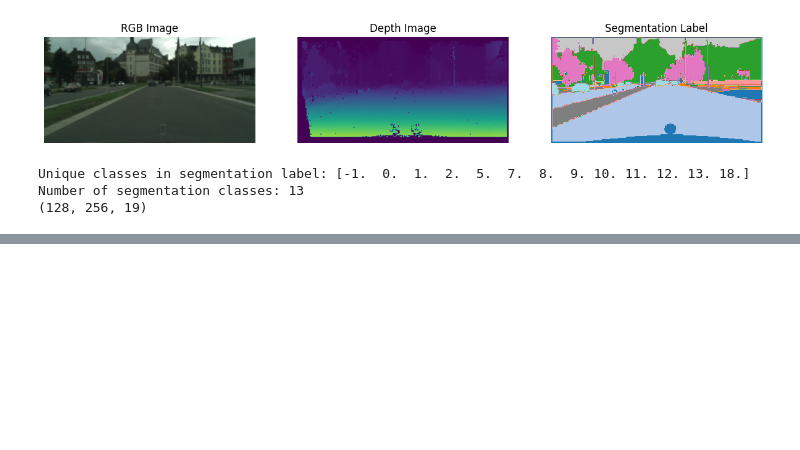
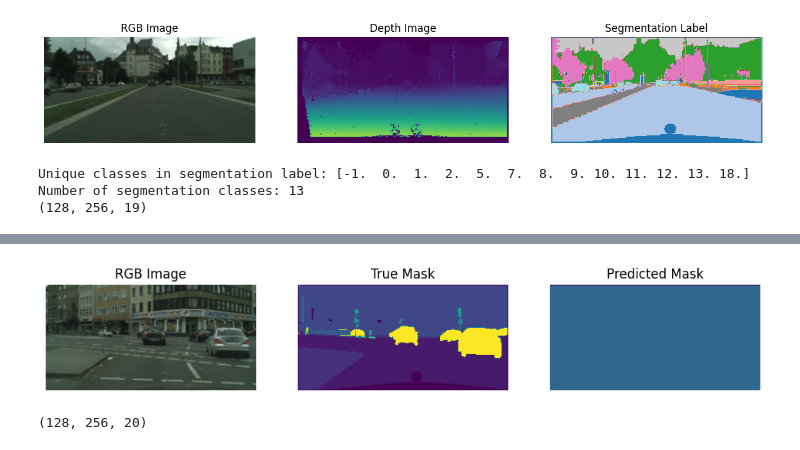
Before and after one commit to parthpatel05/IconSeg-Report, a Jupyter notebook: cityscapes/UNET.ipynb, the cells around one changed output, grey strips where cells are left out. Drawn from its saved outputs; the diff is of its cells as text; code cells hidden in the pictures; blank space fills up the shorter version.

```diff
--- a/cityscapes/model.ipynb
+++ b/cityscapes/UNET.ipynb
@@ -289,0 +232,54 @@ model.compile(optimizer=Adam(),
+# %%
+# Paths to the test dataset
+test_rgb_dir = './test/image'
+test_label_dir = './test/label'  # Optional, only if you want to evaluate against ground truth
+test_depth_dir = './test/depth'
+
+# Initialize the test data generator
+test_generator = NPYDataGenerator(
+    rgb_dir=test_rgb_dir,
+    label_dir=test_label_dir,
+    depth_dir=test_depth_dir,
+    batch_size=batch_size,
+    image_size=rgb_shape[:2],
+    num_classes=num_classes,
+    shuffle=False  # Shuffling disabled for consistency during testing
+)
+
+# Load one batch from the validation generator
+val_images, val_labels = test_generator[0]
+
+# Select the first image in the batch
+sample_image = val_images[0]  # This includes RGB, depth, and one-hot label channels
+true_label = val_labels[0]  # Ground truth segmentation mask for the main output
+
+# Predict using the model
+predictions = unet_model.predict(np.expand_dims(sample_image, axis=0))
+
+# Extract predicted segmentation mask
+predicted_mask = np.argmax(predictions[0], axis=-1)  # main_segmentation_out is the first output in the list
+true_mask = np.argmax(true_label, axis=-1)
+
+# Plot the RGB image, true mask, and predicted mask
+plt.figure(figsize=(12, 4))
+
+# Display RGB image
+plt.subplot(1, 3, 1)
+plt.imshow(sample_image[:, :, :3]*255)  # Only take RGB channels
+plt.title("RGB Image")
+plt.axis('off')
+
+# Display ground truth segmentation mask
+plt.subplot(1, 3, 2)
+plt.imshow(true_mask, cmap='viridis')
+plt.title("True Mask")
+plt.axis('off')
+
+# Display predicted segmentation mask
+plt.subplot(1, 3, 3)
+plt.imshow(predicted_mask, cmap='viridis')
+plt.title("Predicted Mask")
+plt.axis('off')
+
+plt.show()
+# %% [output]
@@ -289,0 +287,5 @@ model.compile(optimizer=Adam(),
+[figure, added]
+# %%
+predictions[0].shape
+# %% [output]
+(128, 256, 20)
```
Also changed, not shown: parts of 12 cells of this notebook, 2 other files.
